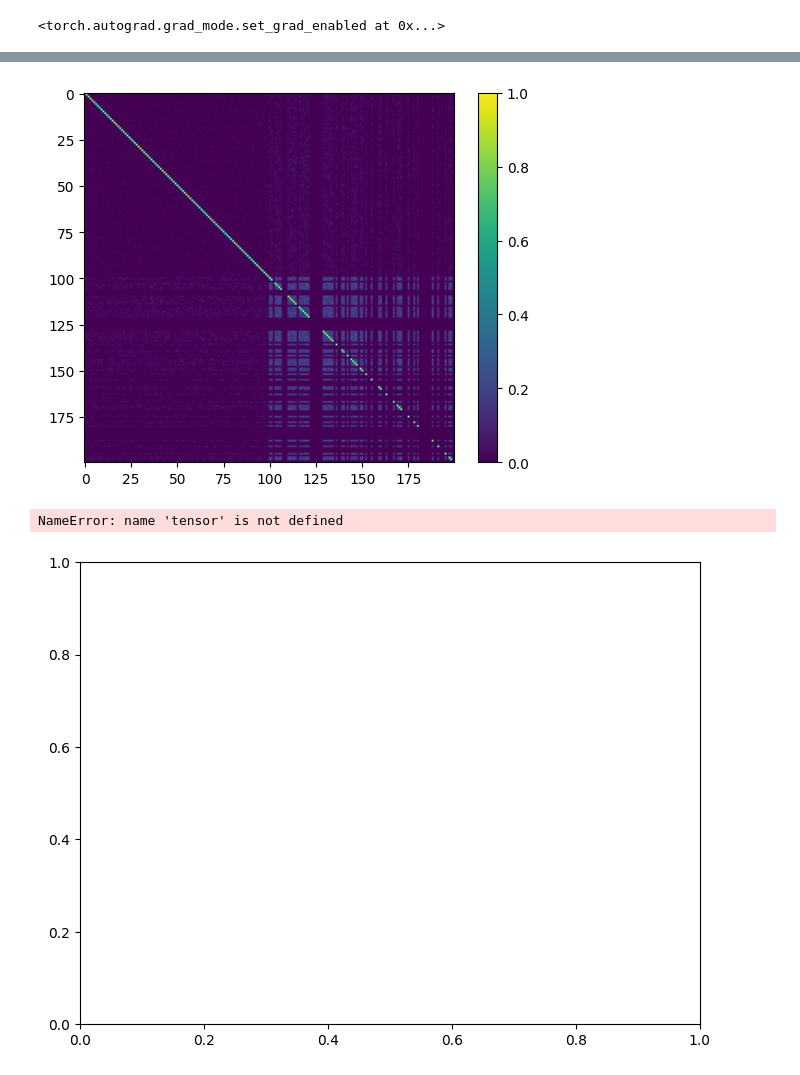
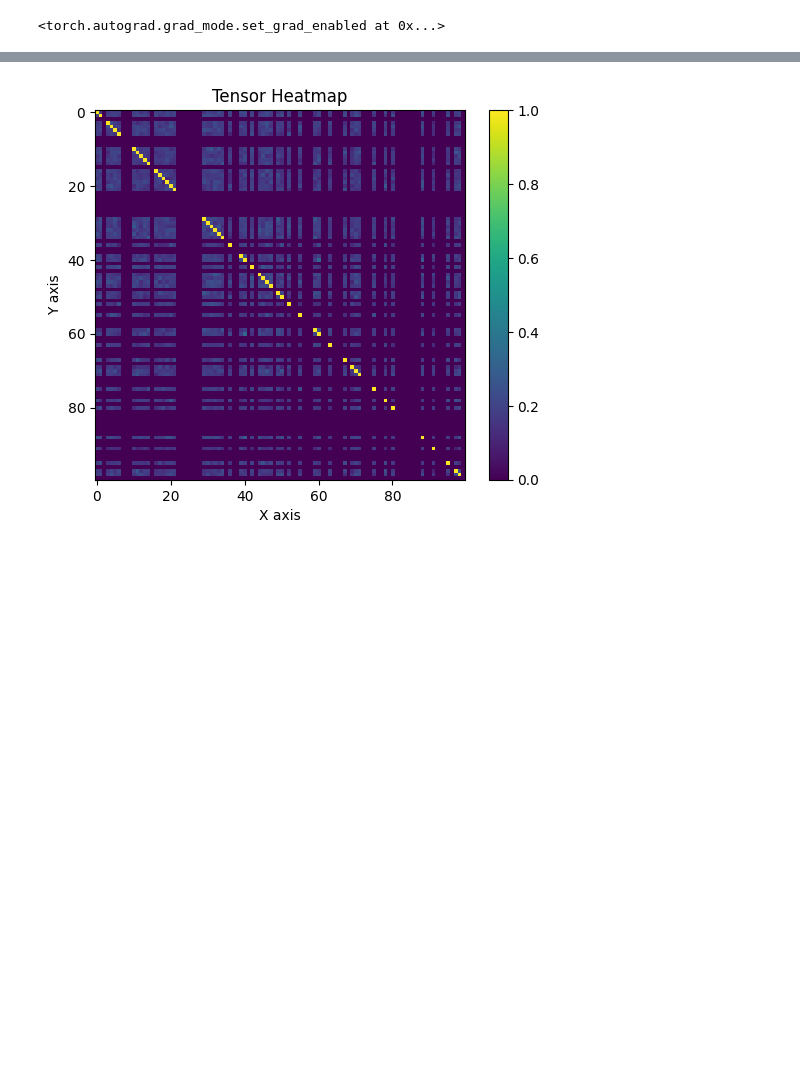
Before and after one commit to mivanit/apd, a Jupyter notebook: notebooks/dev_grouping.ipynb, the cells around one changed output, grey strips where cells are left out. Cells and saved outputs as stored; diff of their text form; code cells hidden in the pictures; blank space fills up the shorter version.

```diff
--- a/notebooks/dev_grouping.ipynb
+++ b/notebooks/dev_grouping.ipynb
@@ -164,27 +169,21 @@ def collect_coactivations(
 results = collect_coactivations(
     comp_model=comp_model,
     data_loader=data_loader,
-    module_groups= [['layers.0.mlp_in'], ['layers.0.mlp_in', 'layers.0.mlp_out']],
+    module_groups= [['layers.0.mlp_in'],['layers.0.mlp_out'], ['layers.0.mlp_in', 'layers.0.mlp_out']],
     n_samples=10000,
     activation_threshold=0.5,
 )
 # %%
 import torch
 import matplotlib.pyplot as plt
 # Basic heatmap
 plt.imshow(results['group_1']['jaccard'].cpu().numpy(), cmap='viridis')
 plt.colorbar()
-plt.show()
 
-# More customized version
-fig, ax = plt.subplots(figsize=(8, 6))
-im = ax.imshow(tensor.numpy(), cmap='hot', interpolation='nearest')
-plt.colorbar(im)
+
 plt.title('Tensor Heatmap')
 plt.xlabel('X axis')
 plt.ylabel('Y axis')
 plt.show()
 # %% [output]
-[figure, old version]
+[figure, new version]
-NameError: name 'tensor' is not defined
-[figure, removed]
```
Also changed, not shown: parts of 3 cells of this notebook.
